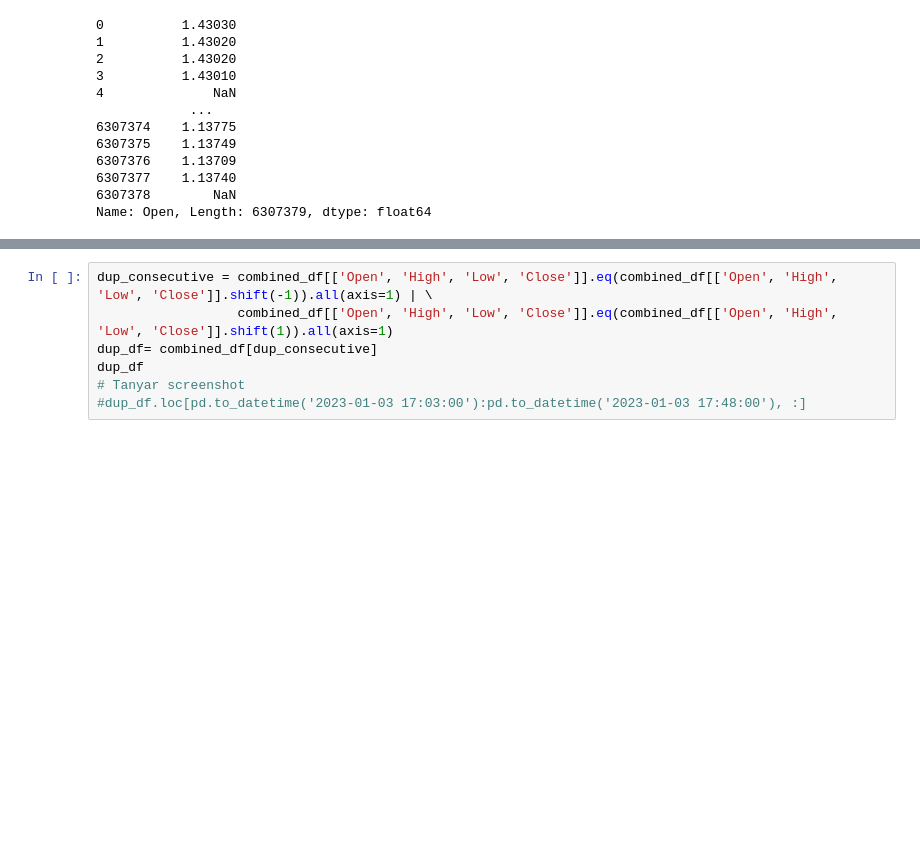
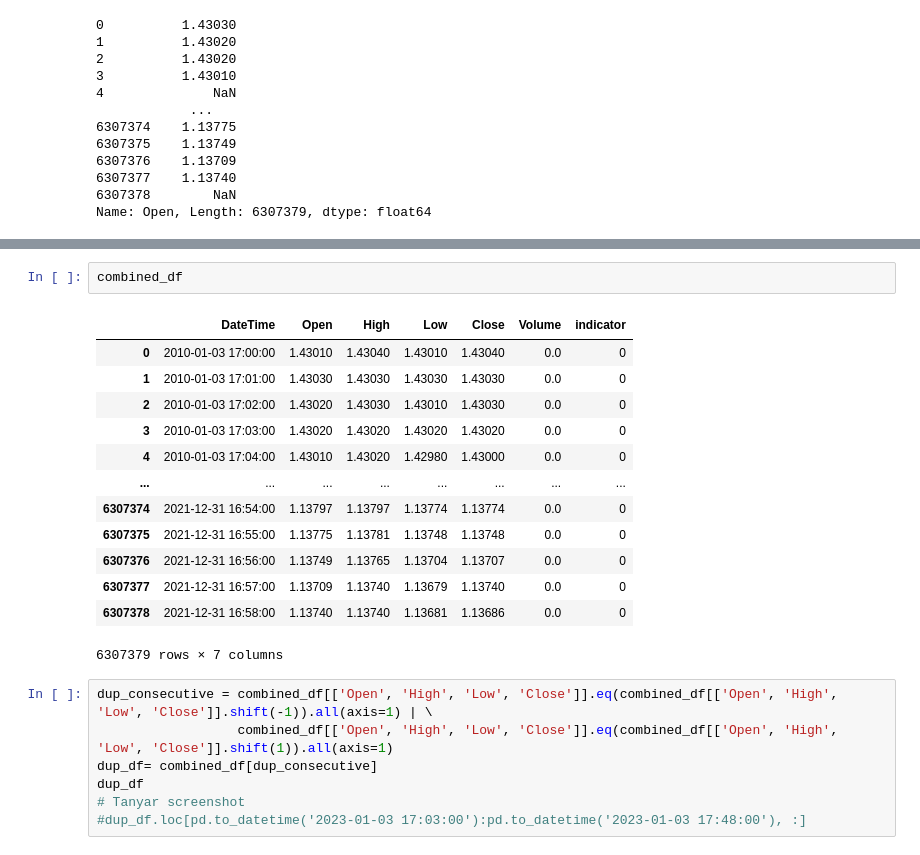
Before and after one commit to EstifanosShekour/Gamma-Capture-project-Lehigh-MFE, a Jupyter notebook: src/ambrose_main.ipynb, the cells around one changed output, grey strips where cells are left out. Drawn from its saved outputs; the diff is of its cells as text; blank space fills up the shorter version.

```diff
--- a/src/ambrose_main.ipynb
+++ b/src/ambrose_main.ipynb
@@ -542,6 +540,22 @@ Close        1883943
 Volume       1883943
 indicator          0
 dtype: int64
+# %%
+combined_df
+# %% [output]
+|  | DateTime | Open | High | Low | Close | Volume | indicator |
+| 0 | 2010-01-03 17:00:00 | 1.43010 | 1.43040 | 1.43010 | 1.43040 | 0.0 | 0 |
+| 1 | 2010-01-03 17:01:00 | 1.43030 | 1.43030 | 1.43030 | 1.43030 | 0.0 | 0 |
+| 2 | 2010-01-03 17:02:00 | 1.43020 | 1.43030 | 1.43010 | 1.43030 | 0.0 | 0 |
+| 3 | 2010-01-03 17:03:00 | 1.43020 | 1.43020 | 1.43020 | 1.43020 | 0.0 | 0 |
+| 4 | 2010-01-03 17:04:00 | 1.43010 | 1.43020 | 1.42980 | 1.43000 | 0.0 | 0 |
+| ... | ... | ... | ... | ... | ... | ... | ... |
+| 6307374 | 2021-12-31 16:54:00 | 1.13797 | 1.13797 | 1.13774 | 1.13774 | 0.0 | 0 |
+| 6307375 | 2021-12-31 16:55:00 | 1.13775 | 1.13781 | 1.13748 | 1.13748 | 0.0 | 0 |
+| 6307376 | 2021-12-31 16:56:00 | 1.13749 | 1.13765 | 1.13704 | 1.13707 | 0.0 | 0 |
+| 6307377 | 2021-12-31 16:57:00 | 1.13709 | 1.13740 | 1.13679 | 1.13740 | 0.0 | 0 |
+| 6307378 | 2021-12-31 16:58:00 | 1.13740 | 1.13740 | 1.13681 | 1.13686 | 0.0 | 0 |
+6307379 rows × 7 columns
 # %%
 dup_consecutive = combined_df[['Open', 'High', 'Low', 'Close']].eq(combined_df[['Open', 'High', 'Low', 'Close']].shift(-1)).all(axis=1) | \
                   combined_df[['Open', 'High', 'Low', 'Close']].eq(combined_df[['Open', 'High', 'Low', 'Close']].shift(1)).all(axis=1)
```
Also changed, not shown: parts of 14 cells of this notebook.
